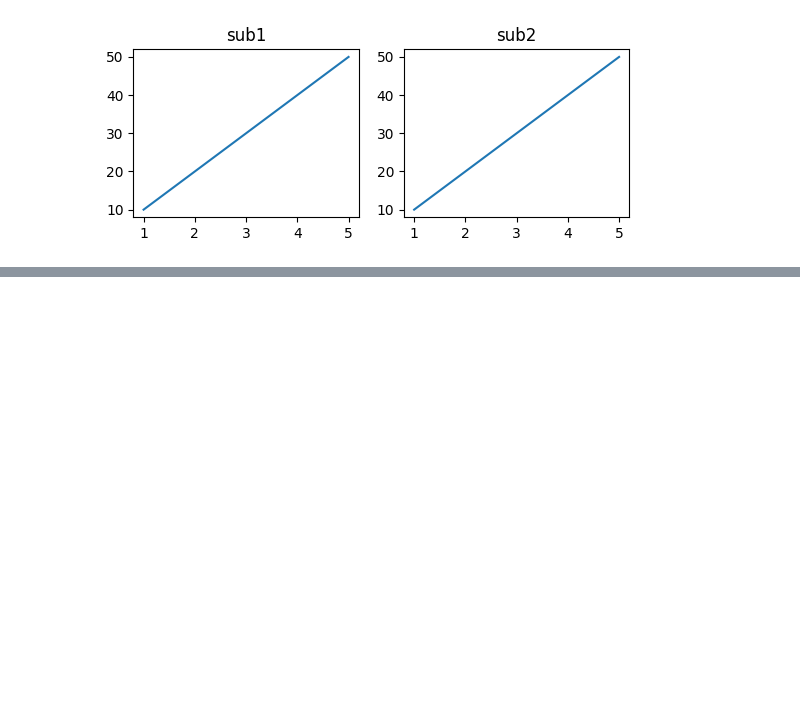
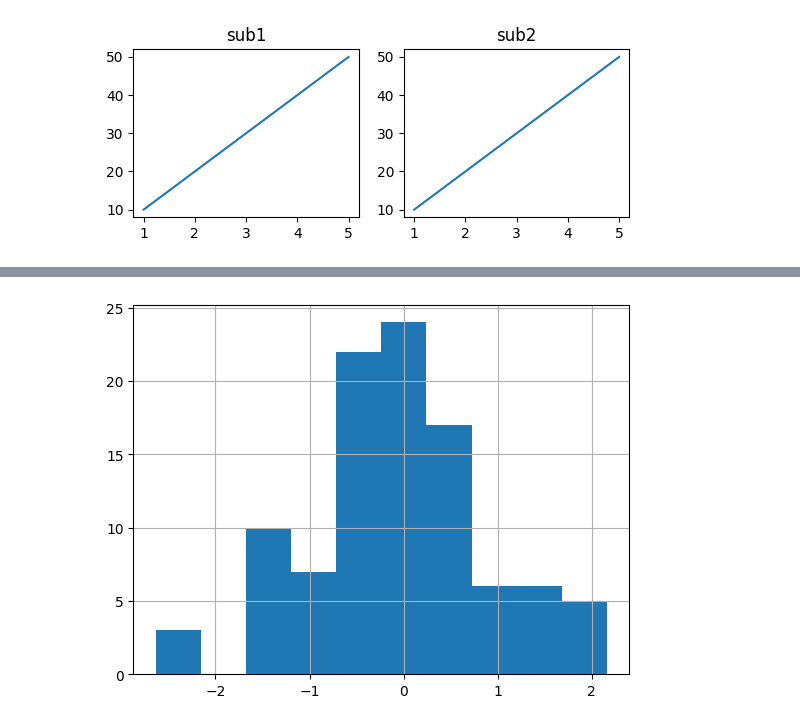
Before and after one commit to MuthuswamyNadar/Python-DSA, a Jupyter notebook: Python(pandas)/Pandas_Advance.ipynb, the cells around one changed output, grey strips where cells are left out. Saved outputs shown, nothing was run; the diff lists cells and outputs as text; code cells hidden in the pictures; blank space fills up the shorter version.

```diff
--- a/Python(pandas)/Pandas_Advance.ipynb
+++ b/Python(pandas)/Pandas_Advance.ipynb
@@ -73,0 +81,7 @@ plt.hist(data)
+# %%
+datam=np.random.randn(100)
+plt.hist(datam,bins=10)
+plt.grid(True)
+plt.show()
+# %% [output]
+[figure, added]
```
Also changed, not shown: parts of 8 cells of this notebook.
